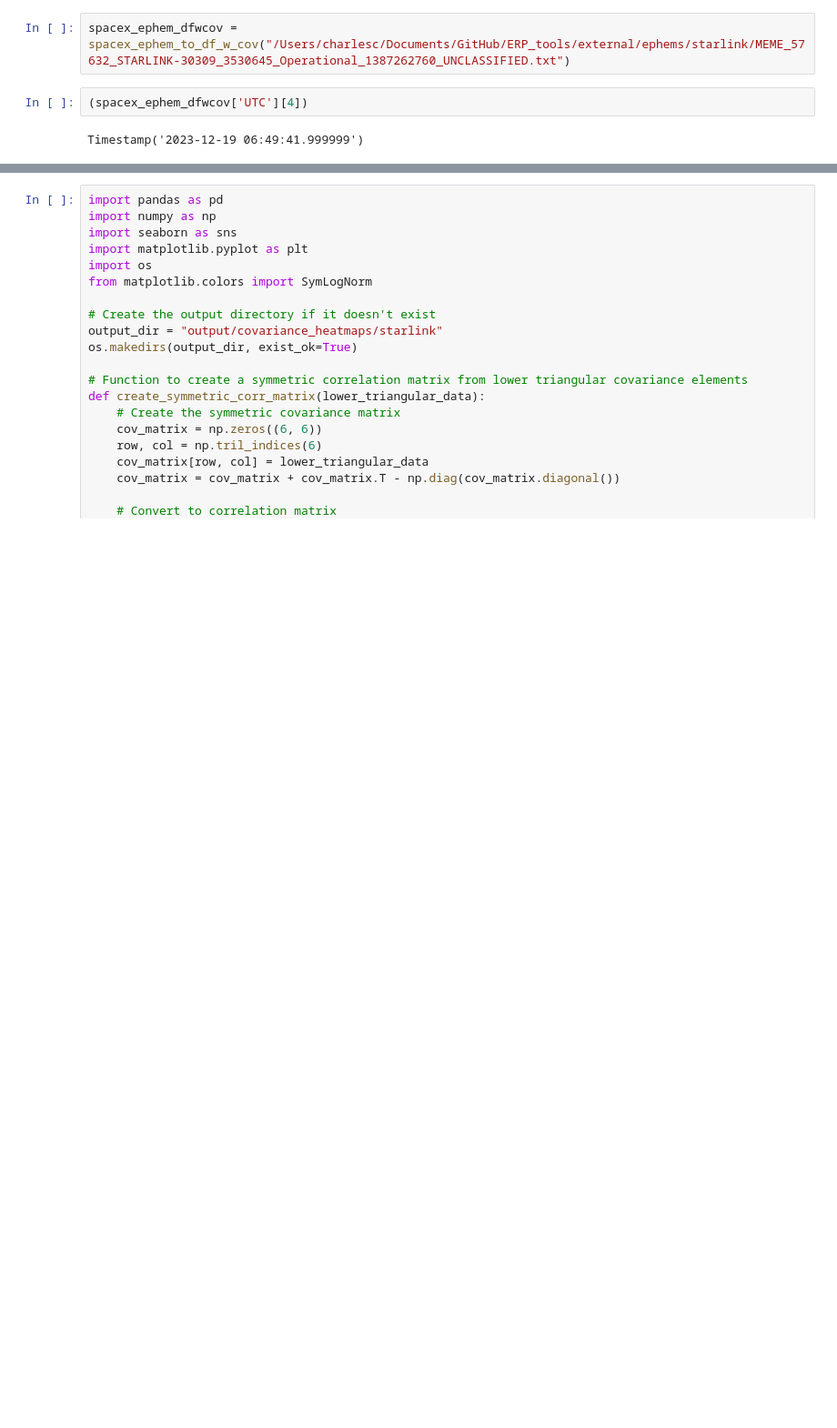
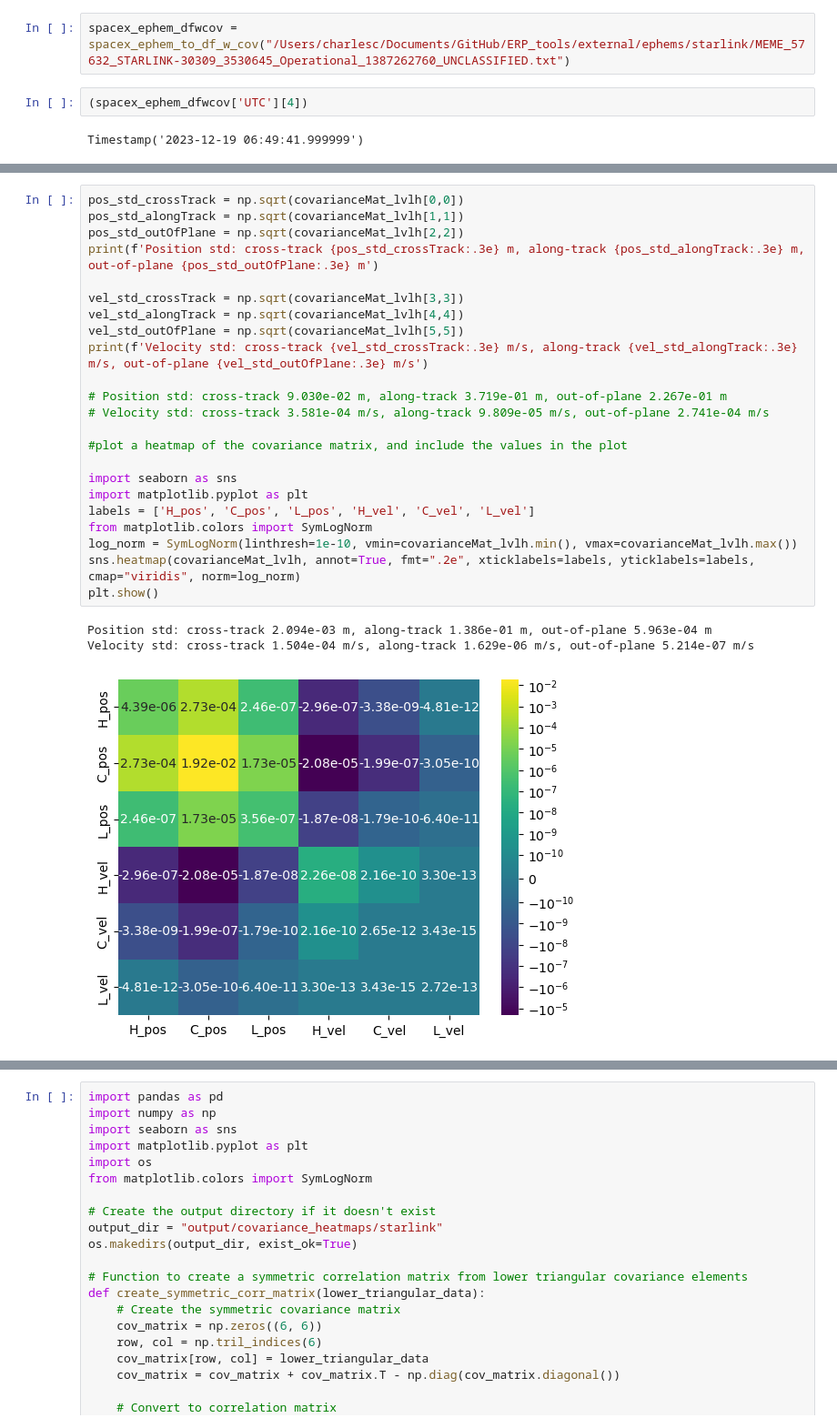
Before and after one commit to CharlesPlusC/ERP_tools, a Jupyter notebook: notebooks/OrbDet_Starlink.ipynb, the cells around one changed output, grey strips where cells are left out. Shown at 91% size. Saved outputs shown, nothing was run; the diff lists cells and outputs as text; blank space fills up the shorter version.

```diff
--- a/notebooks/OrbDet_Starlink.ipynb
+++ b/notebooks/OrbDet_Starlink.ipynb
@@ -305,0 +404,27 @@ for index, row in spacex_ephem_dfwcov.head(5).iterrows():
+# %%
+pos_std_crossTrack = np.sqrt(covarianceMat_lvlh[0,0])
+pos_std_alongTrack = np.sqrt(covarianceMat_lvlh[1,1])
+pos_std_outOfPlane = np.sqrt(covarianceMat_lvlh[2,2])
+print(f'Position std: cross-track {pos_std_crossTrack:.3e} m, along-track {pos_std_alongTrack:.3e} m, out-of-plane {pos_std_outOfPlane:.3e} m')
+
+vel_std_crossTrack = np.sqrt(covarianceMat_lvlh[3,3])
+vel_std_alongTrack = np.sqrt(covarianceMat_lvlh[4,4])
+vel_std_outOfPlane = np.sqrt(covarianceMat_lvlh[5,5])
+print(f'Velocity std: cross-track {vel_std_crossTrack:.3e} m/s, along-track {vel_std_alongTrack:.3e} m/s, out-of-plane {vel_std_outOfPlane:.3e} m/s')
+
+# Position std: cross-track 9.030e-02 m, along-track 3.719e-01 m, out-of-plane 2.267e-01 m
+# Velocity std: cross-track 3.581e-04 m/s, along-track 9.809e-05 m/s, out-of-plane 2.741e-04 m/s
+
+#plot a heatmap of the covariance matrix, and include the values in the plot
+
+import seaborn as sns
+import matplotlib.pyplot as plt
+labels = ['H_pos', 'C_pos', 'L_pos', 'H_vel', 'C_vel', 'L_vel']
+from matplotlib.colors import SymLogNorm
+log_norm = SymLogNorm(linthresh=1e-10, vmin=covarianceMat_lvlh.min(), vmax=covarianceMat_lvlh.max())
+sns.heatmap(covarianceMat_lvlh, annot=True, fmt=".2e", xticklabels=labels, yticklabels=labels, cmap="viridis", norm=log_norm)
+plt.show()
+# %% [output]
+Position std: cross-track 2.094e-03 m, along-track 1.386e-01 m, out-of-plane 5.963e-04 m
+Velocity std: cross-track 1.504e-04 m/s, along-track 1.629e-06 m/s, out-of-plane 5.214e-07 m/s
+[figure, added]
```
Also changed, not shown: parts of 8 cells of this notebook, 3 other files.
